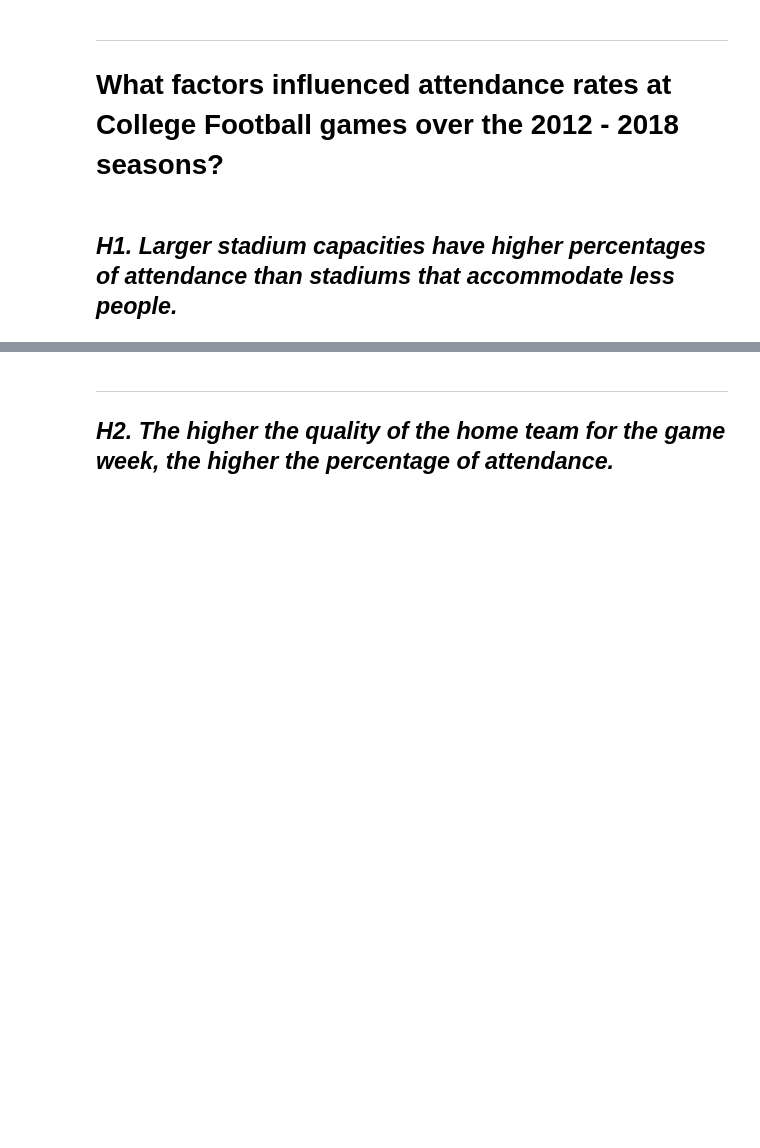
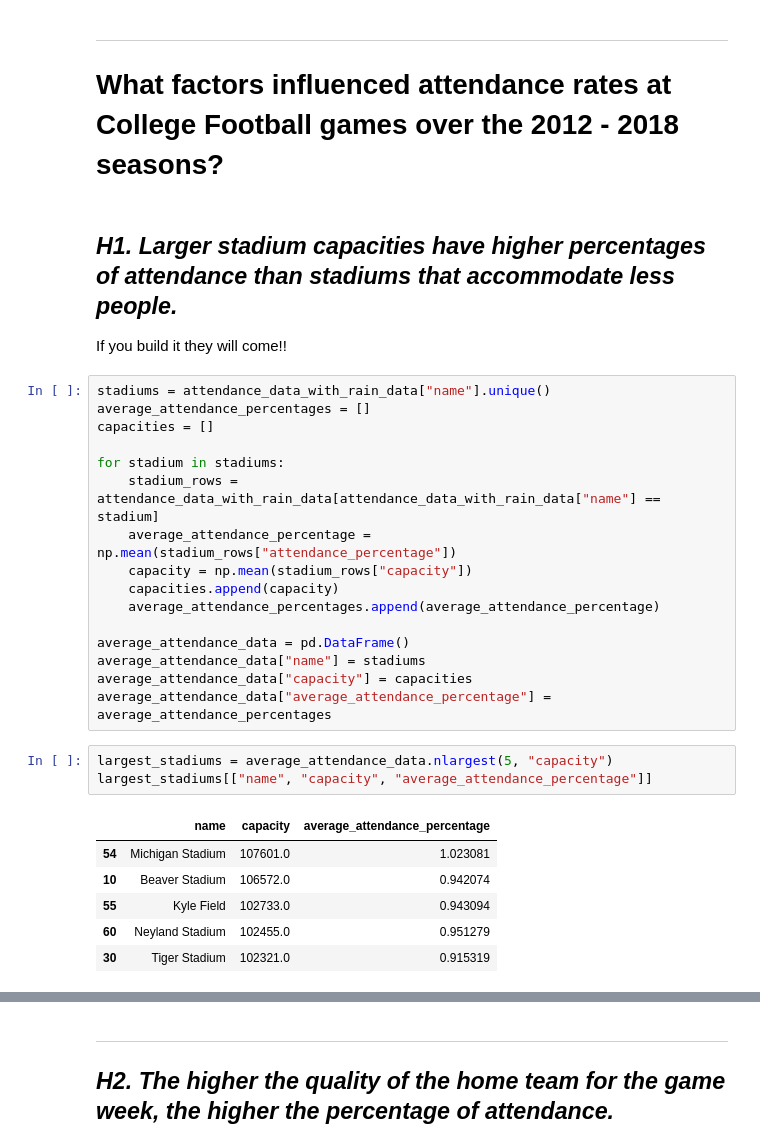
Before and after one commit to TaraWilson17/data512, a Jupyter notebook: final_project/data_analysis.ipynb, the cells around one changed output, grey strips where cells are left out. Cells and saved outputs as stored; diff of their text form; blank space fills up the shorter version.

Commit message:
Creates stadium size tables for H1

```diff
--- a/final_project/data_analysis.ipynb
+++ b/final_project/data_analysis.ipynb
@@ -31,3 +34,31 @@ attendance_data
 # What factors influenced attendance rates at College Football games over the 2012 - 2018 seasons?
 # %% [markdown]
 ## *H1. Larger stadium capacities have higher percentages of attendance than stadiums that accommodate less people.*
+
+If you build it they will come!!
+# %%
+stadiums = attendance_data_with_rain_data["name"].unique()
+average_attendance_percentages = []
+capacities = []
+
+for stadium in stadiums:
+    stadium_rows = attendance_data_with_rain_data[attendance_data_with_rain_data["name"] == stadium]
+    average_attendance_percentage = np.mean(stadium_rows["attendance_percentage"])
+    capacity = np.mean(stadium_rows["capacity"])
+    capacities.append(capacity)
+    average_attendance_percentages.append(average_attendance_percentage)
+
+average_attendance_data = pd.DataFrame()
+average_attendance_data["name"] = stadiums
+average_attendance_data["capacity"] = capacities
+average_attendance_data["average_attendance_percentage"] = average_attendance_percentages
+# %%
+largest_stadiums = average_attendance_data.nlargest(5, "capacity")
+largest_stadiums[["name", "capacity", "average_attendance_percentage"]]
+# %% [output]
+|  | name | capacity | average_attendance_percentage |
+| 54 | Michigan Stadium | 107601.0 | 1.023081 |
+| 10 | Beaver Stadium | 106572.0 | 0.942074 |
+| 55 | Kyle Field | 102733.0 | 0.943094 |
+| 60 | Neyland Stadium | 102455.0 | 0.951279 |
+| 30 | Tiger Stadium | 102321.0 | 0.915319 |
```
Also changed, not shown: parts of 16 cells of this notebook.
